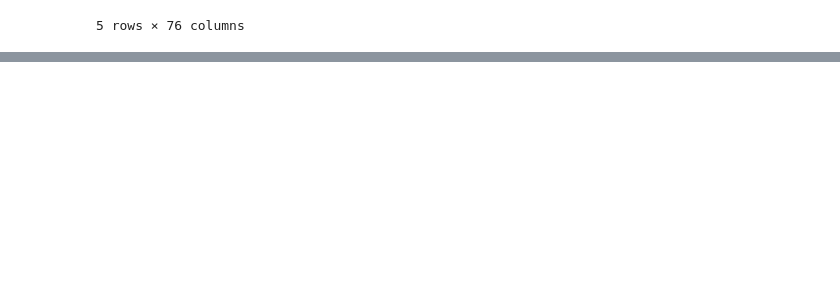
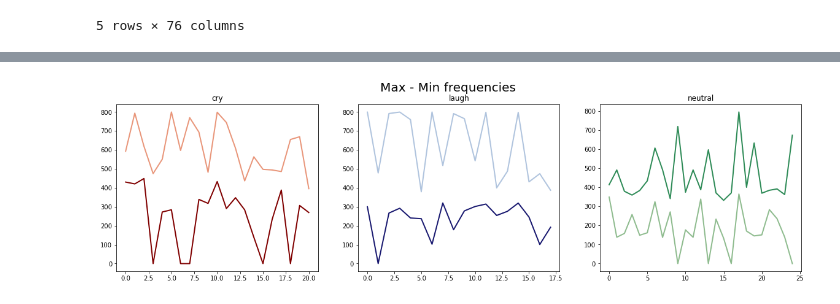
Before and after one commit to Lanak00/ML-audio-classification, a Jupyter notebook: PO_projekat.ipynb, the cells around one changed output, grey strips where cells are left out. Cells and saved outputs as stored; diff of their text form; code cells hidden in the pictures; blank space fills up the shorter version.

```diff
--- a/PO_projekat.ipynb
+++ b/PO_projekat.ipynb
@@ -72,0 +95,15 @@ df.columns.values.tolist()
+# %%
+fig, (ax1, ax2, ax3) = plt.subplots(1, 3, figsize=(20,5))
+fig.suptitle('Max - Min frequencies', fontsize = 20)
+
+dataframe = [cry, laugh, neutral]
+axes = [ax1, ax2, ax3]
+color1 = ["darksalmon","lightsteelblue","seagreen"]
+color2 = ["maroon","midnightblue","darkseagreen"]
+
+for df, ax, col1, col2 in zip(dataframe, axes, color1, color2):
+    ax.plot(df[df.columns[30]], linewidth=2, color = col1)
+    ax.plot(df[df.columns[60]], linewidth=2, color = col2)
+    ax.title.set_text(get_df_name(df))
+# %% [output]
+[figure, added]
```
Also changed, not shown: parts of 18 cells of this notebook.
